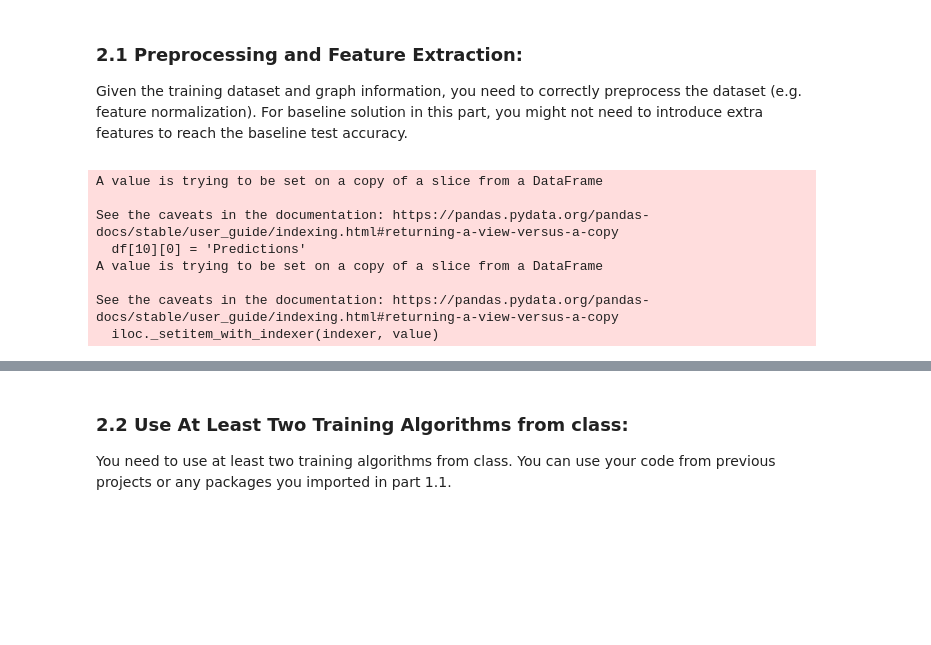
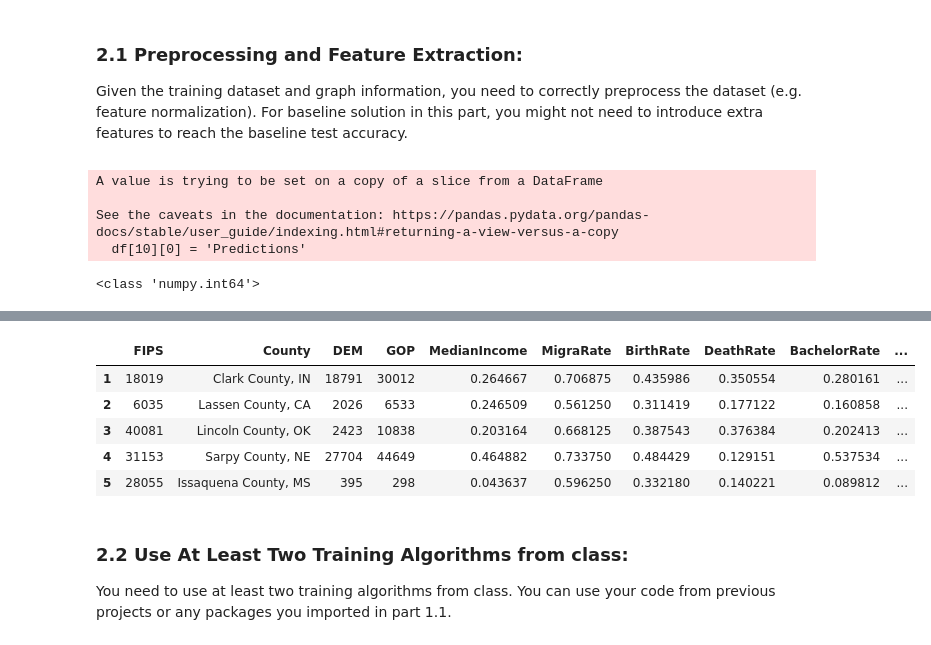
Before and after one commit to peteroh23/ML_ElectionProject, a Jupyter notebook: CS 4780 Final Project KRJO.ipynb, the cells around one changed output, grey strips where cells are left out. Cells and saved outputs as stored; diff of their text form; code cells hidden in the pictures; blank space fills up the shorter version.

Commit message:
normalized the data

```diff
--- a/CS 4780 Final Project KRJO.ipynb
+++ b/CS 4780 Final Project KRJO.ipynb
@@ -87,26 +88,33 @@ for i in range(len(df.loc[0])):df = df.rename(columns= {i:df.loc[0][i]})
 #Remove unnecessary 0th row
 df = df.drop([0])
 
+#remove thousand comma
+df['MedianIncome']=df['MedianIncome'].str.replace(',','')
+
+df = df.astype({'MedianIncome': int, 'MigraRate': float,'BirthRate': float,'DeathRate': float,'BachelorRate': float,'UnemploymentRate': float})
+
+
 # Type Conversions
-for i in df['FIPS']: int(i)
-for i in df['DEM']: int(i)
-for i in df['GOP']: int(i)
-df['MedianIncome']=df['MedianIncome'].str.replace(',','')
-for i in df['MedianIncome']: int(i)
-for i in df['MigraRate']: float(i)
-for i in df['BirthRate']: float(i)
-for i in df['DeathRate']: float(i)
-for i in df['BachelorRate']: float(i)
-for i in df['UnemploymentRate']: float(i)
+# for i in range(len(df['FIPS'])): df.loc[i, 'FIPS'] = int(df.loc[i, 'FIPS'])
+
+# for i in range(len(df['DEM'])): df['DEM'][i] = int(df['DEM'][i])
+# for i in range(len(df['GOP'])): df['GOP'][i] = int(df['GOP'][i])
+# df['MedianIncome']=df['MedianIncome'].str.replace(',','') #remove thousand comma
+# for i in range(len(df['MedianIncome'])): df['MedianIncome'][i] = int(df['MedianIncome'][i])
+# for i in range(len(df['MigraRate'])): df['MigraRate'][i] = float(df['MigraRate'][i])
+# for i in range(len(df['BirthRate'])): df['BirthRate'][i] = float(df['BirthRate'][i])
+# for i in range(len(df['DeathRate'])): df['DeathRate'][i] = float(df['DeathRate'][i])
+# for i in range(len(df['BachelorRate'])): df['BachelorRate'][i] = float(df['BachelorRate'][i])
+# for i in range(len(df['UnemploymentRate'])): df['UnemploymentRate'][i] = float(df['UnemploymentRate'][i])
 # %% [output]
 A value is trying to be set on a copy of a slice from a DataFrame
 
 See the caveats in the documentation: https://pandas.pydata.org/pandas-docs/stable/user_guide/indexing.html#returning-a-view-versus-a-copy
   df[10][0] = 'Predictions'
-A value is trying to be set on a copy of a slice from a DataFrame
-
-See the caveats in the documentation: https://pandas.pydata.org/pandas-docs/stable/user_guide/indexing.html#returning-a-view-versus-a-copy
-  iloc._setitem_with_indexer(indexer, value)
+# %%
+print(type(df['MedianIncome'][1]))
+# %% [output]
+<class 'numpy.int64'>
 # %%
 df.head(20)
 # %% [output]
@@ -127,6 +135,25 @@ df.head(20)
 | 18 | 47177 | Warren County, TN | 3535 | 9535 | 37682 | 5.2 | 11.6 | 12.5 | 14.0 | ... |
 | 19 | 13051 | Chatham County, GA | 58998 | 43649 | 52746 | 3.7 | 14.0 | 8.3 | 33.2 | ... |
 | 20 | 13175 | Laurens County, GA | 6737 | 12401 | 39037 | -6.6 | 13.6 | 11.5 | 15.6 | ... |
+# %%
+def normalize(df):
+    result = df.copy()
+    for feature_name in df.columns:
+        if (feature_name == 'MedianIncome' or feature_name == 'MigraRate' or feature_name == 'BirthRate' or feature_name == 'DeathRate' or feature_name == 'BachelorRate' or feature_name == 'UnemploymentRate'):
+            max_value = df[feature_name].max()
+            min_value = df[feature_name].min()
+            result[feature_name] = (df[feature_name] - min_value) / (max_value - min_value)
+    return result
+# %%
+df_final = normalize(df)
+df_final.head()
+# %% [output]
+|  | FIPS | County | DEM | GOP | MedianIncome | MigraRate | BirthRate | DeathRate | BachelorRate | ... |
+| 1 | 18019 | Clark County, IN | 18791 | 30012 | 0.264667 | 0.706875 | 0.435986 | 0.350554 | 0.280161 | ... |
+| 2 | 6035 | Lassen County, CA | 2026 | 6533 | 0.246509 | 0.561250 | 0.311419 | 0.177122 | 0.160858 | ... |
+| 3 | 40081 | Lincoln County, OK | 2423 | 10838 | 0.203164 | 0.668125 | 0.387543 | 0.376384 | 0.202413 | ... |
+| 4 | 31153 | Sarpy County, NE | 27704 | 44649 | 0.464882 | 0.733750 | 0.484429 | 0.129151 | 0.537534 | ... |
+| 5 | 28055 | Issaquena County, MS | 395 | 298 | 0.043637 | 0.596250 | 0.332180 | 0.140221 | 0.089812 | ... |
 # %% [markdown]
 <h3>2.2 Use At Least Two Training Algorithms from class:</h3><p>
 You need to use at least two training algorithms from class. You can use your code from previous projects or any packages you imported in part 1.1.
```
Also changed, not shown: parts of 1 cell of this notebook.
